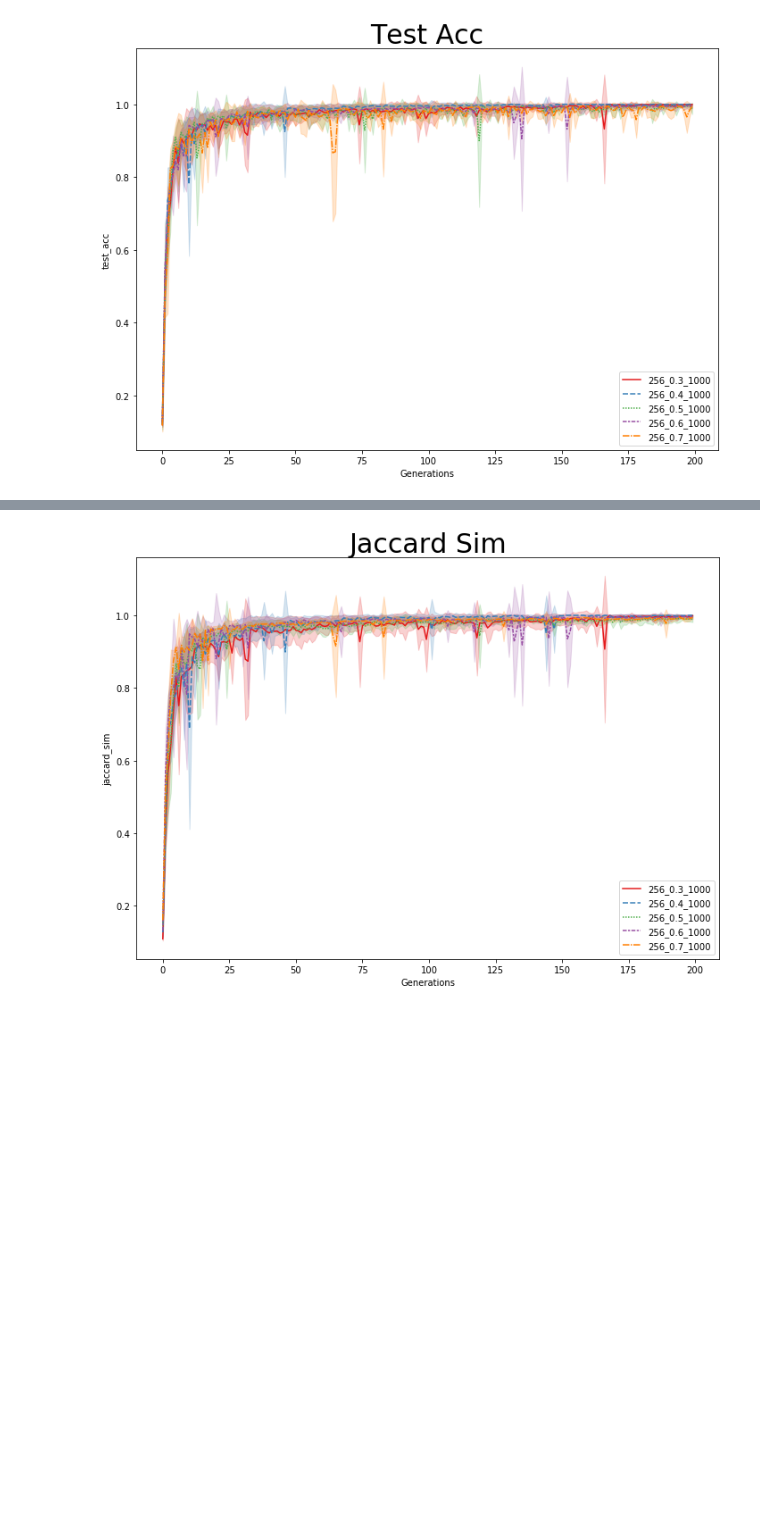
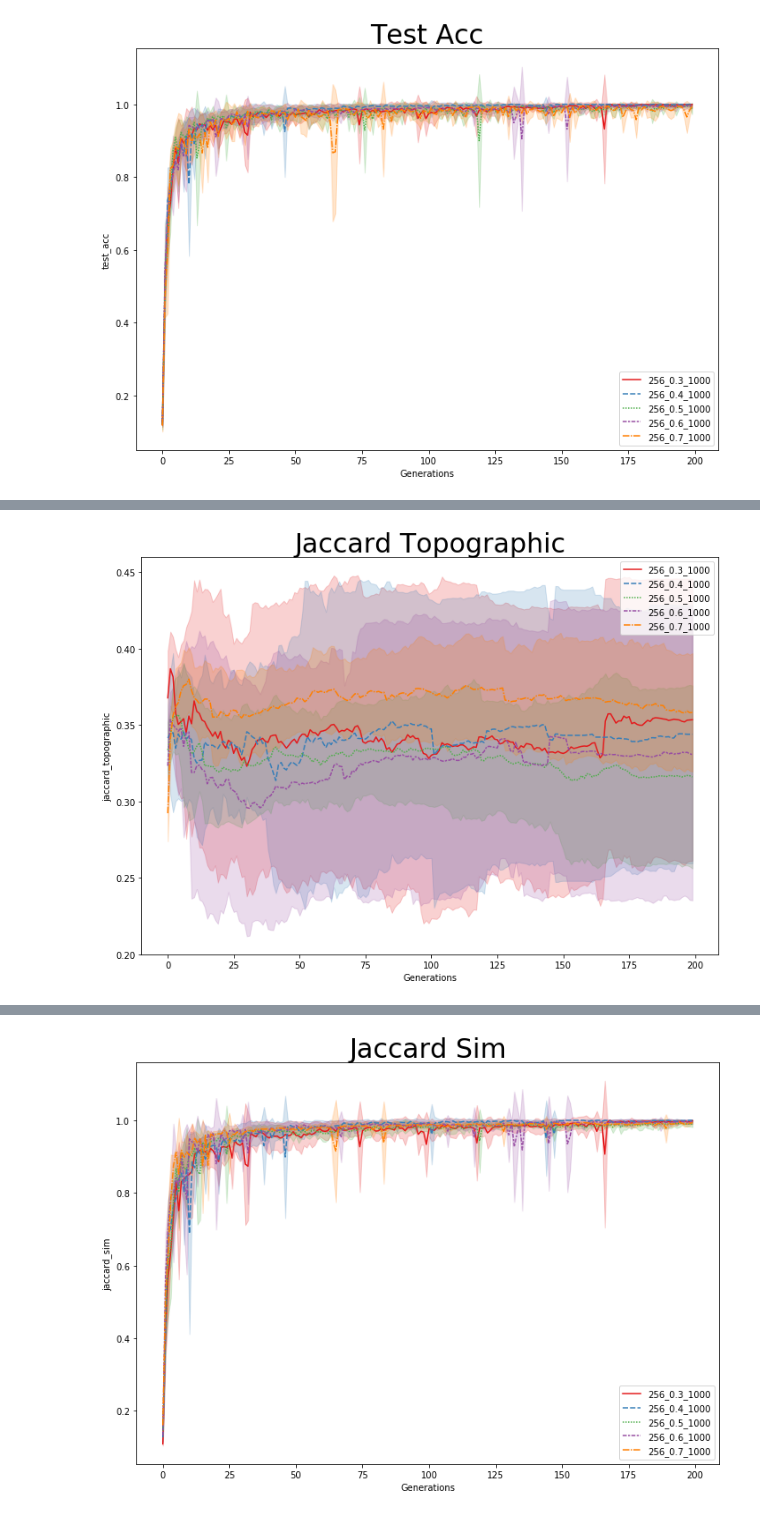
Before and after one commit to gautierdag/cultural-magnification, a Jupyter notebook: main.ipynb, the cells around one changed output, grey strips where cells are left out. Saved outputs shown, nothing was run; the diff lists cells and outputs as text; code cells hidden in the pictures; blank space fills up the shorter version.

```diff
--- a/main.ipynb
+++ b/main.ipynb
@@ -118,0 +148,4 @@ plot_metric(train_size_dict, metric='topographic_similarity')
+# %%
+plot_metric(train_size_dict, metric='jaccard_topographic')
+# %% [output]
+[figure, added]
```
Also changed, not shown: parts of 8 cells of this notebook.
